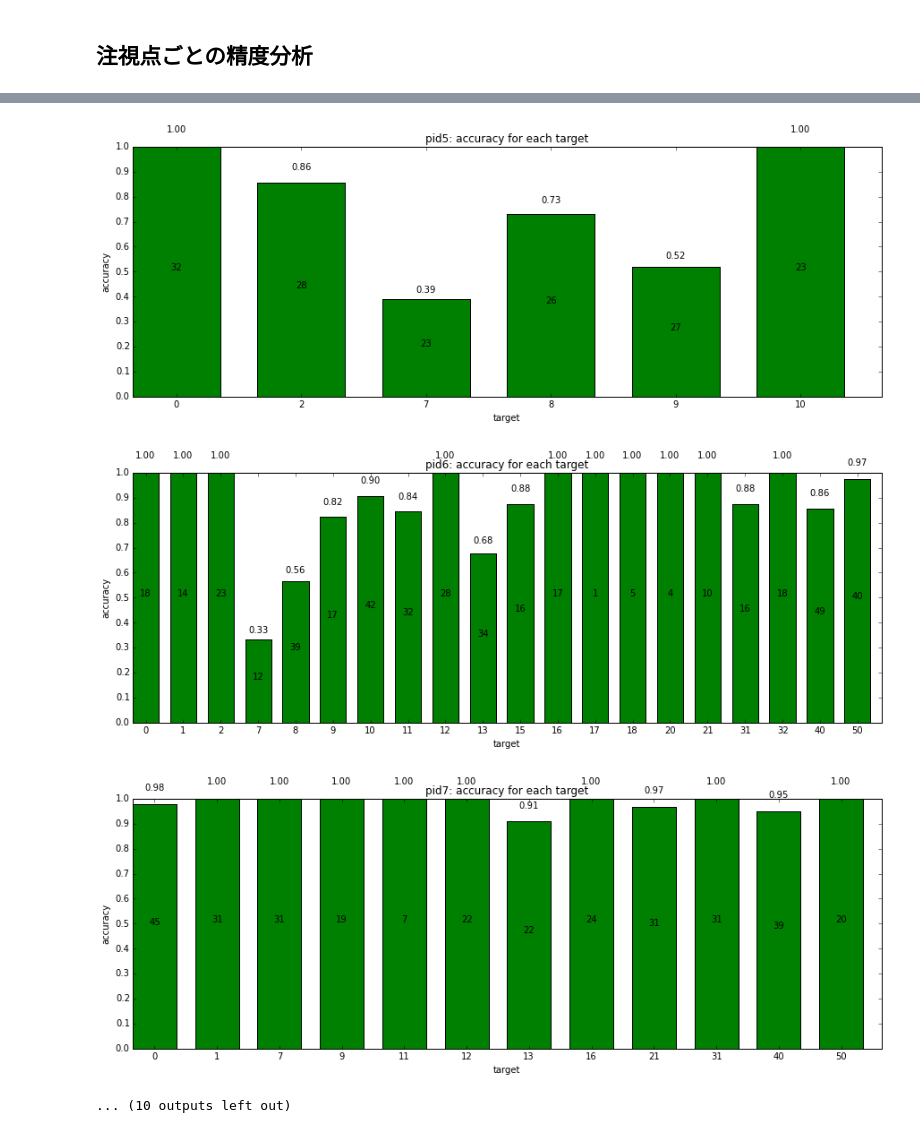
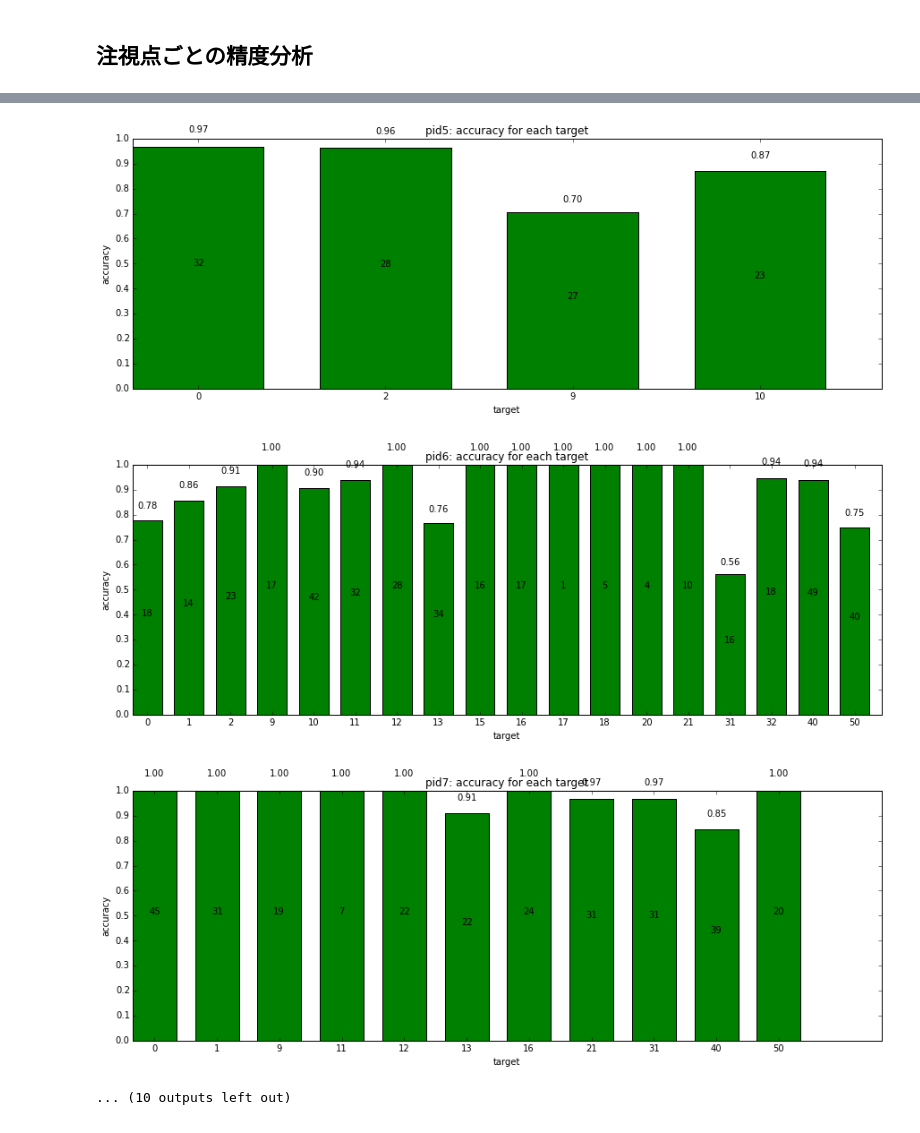
Before and after one commit to kenoga/gaze, a Jupyter notebook: analyze/show_result.ipynb, the cells around one changed output, grey strips where cells are left out. Drawn from its saved outputs; the diff is of its cells as text; code cells hidden in the pictures.

```diff
--- a/analyze/show_result.ipynb
+++ b/analyze/show_result.ipynb
@@ -521,7 +562,7 @@ def analyze_score_for_each_target(path, pids={}, places={}, title=""):
         sizes.append(len(r["t"]))
     display_score_with_size(targets, scores, sizes, xlabel="target", ylabel="accuracy", title=title)
 # %%
-setting = "with_face_feature_v1_00"
+setting = "decrease_noise_with_face_feature_without_7_8_02"
 analyze_score_for_each_target(os.path.join(result_dir, setting, "all.json"), title="all people: accuracy for each target")
 analyze_score_for_each_target(os.path.join(result_dir, setting, "all.json"), places={"A"}, title="all people.A: accuracy for each target")
 analyze_score_for_each_target(os.path.join(result_dir, setting, "all.json"), places={"B"}, title="all people.B: accuracy for each target")
@@ -543,4 +584,4 @@ for i in range(1, 18):
-[figure, old version]
+[figure, new version]
-[figure, old version]
+[figure, new version]
-[figure, old version]
+[figure, new version]
 ... (10 outputs left out)
```
Also changed, not shown: parts of 4 cells of this notebook, 28 other files.
